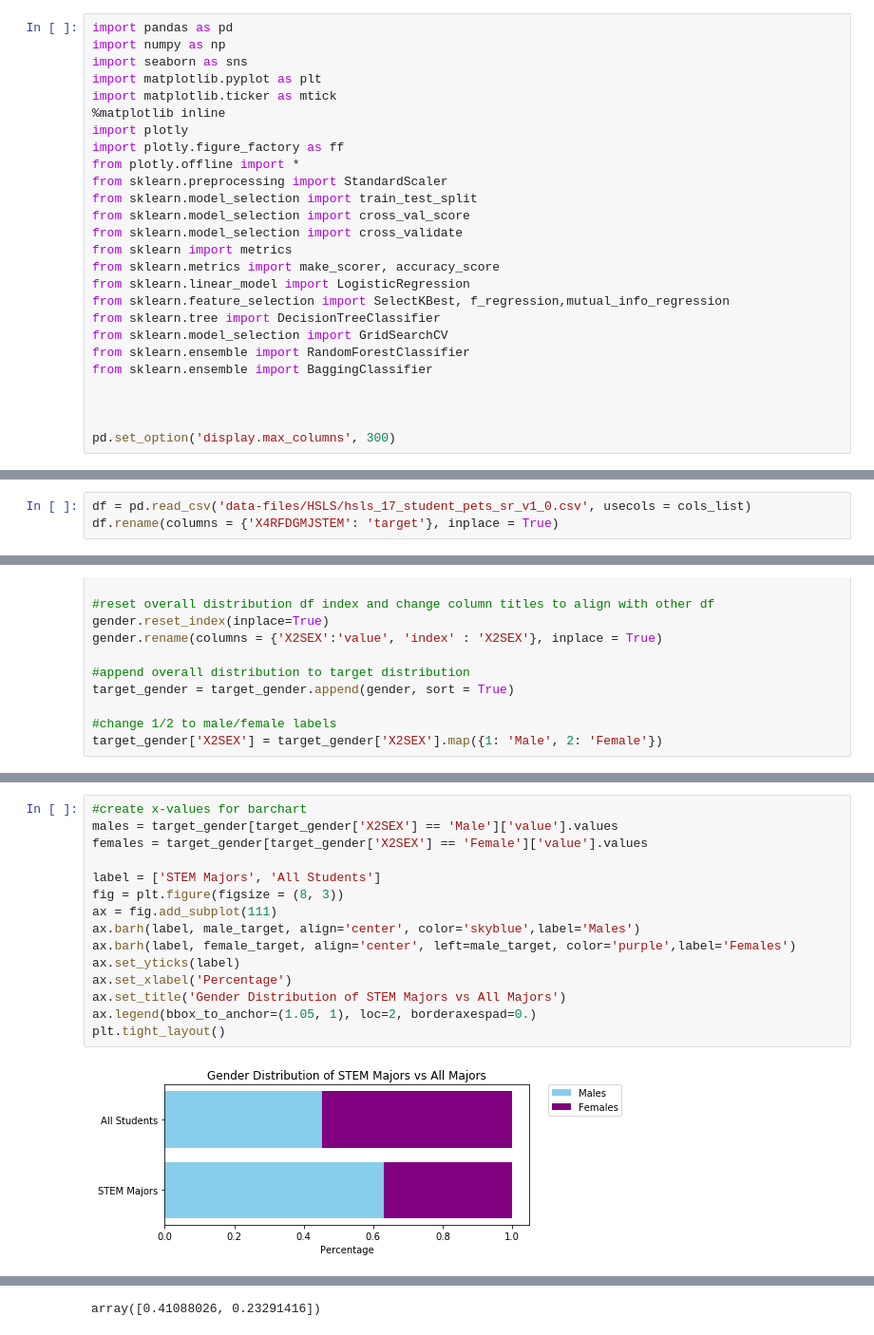
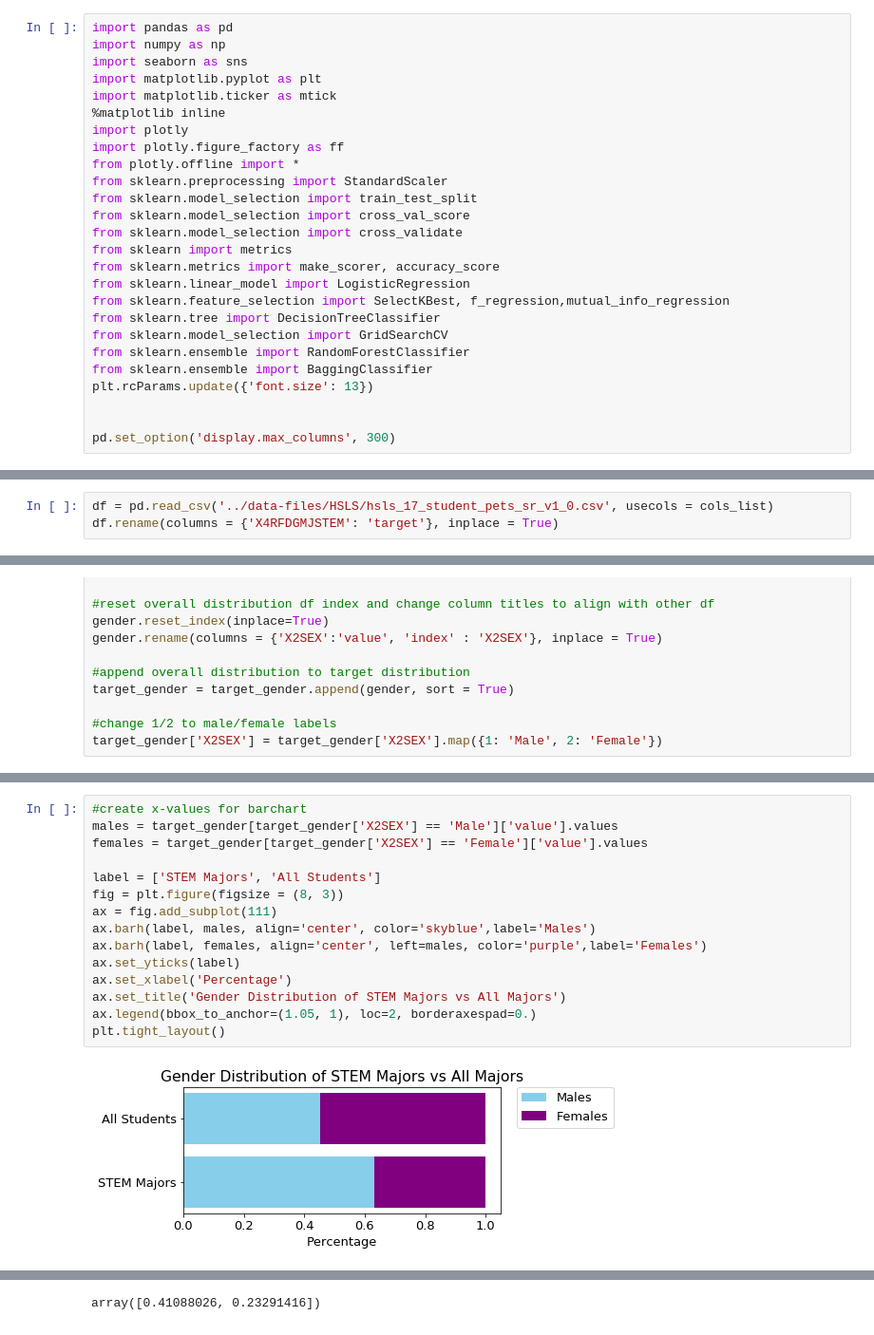
Before and after one commit to laurenphipps/STEM-majors, a Jupyter notebook: notebooks/EDAviz.ipynb, the cells around one changed output, grey strips where cells are left out. Shown at 95% size. Saved outputs shown, nothing was run; the diff lists cells and outputs as text.

```diff
--- a/notebooks/EDAviz.ipynb
+++ b/notebooks/EDAviz.ipynb
@@ -20,7 +20,7 @@ from sklearn.tree import DecisionTreeClassifier
 from sklearn.model_selection import GridSearchCV
 from sklearn.ensemble import RandomForestClassifier
 from sklearn.ensemble import BaggingClassifier
-
+plt.rcParams.update({'font.size': 13})
 
 
 pd.set_option('display.max_columns', 300)
@@ -51,7 +51,7 @@ family_features = ['X2PAR1EDU', 'X2PAR1OCC_STEM1',
 
 cols_list = demo_features + mvp_features
 # %%
-df = pd.read_csv('data-files/HSLS/hsls_17_student_pets_sr_v1_0.csv', usecols = cols_list)
+df = pd.read_csv('../data-files/HSLS/hsls_17_student_pets_sr_v1_0.csv', usecols = cols_list)
 df.rename(columns = {'X4RFDGMJSTEM': 'target'}, inplace = True)
 # %%
 df['female'] = np.where(df['X2SEX'] == 2, 1, 0)
@@ -244,17 +234,17 @@ array([0.63067293, 0.45243302])
 # %%
 #create x-values for barchart
 males = target_gender[target_gender['X2SEX'] == 'Male']['value'].values
 females = target_gender[target_gender['X2SEX'] == 'Female']['value'].values
 
 label = ['STEM Majors', 'All Students']
 fig = plt.figure(figsize = (8, 3))
 ax = fig.add_subplot(111)
-ax.barh(label, male_target, align='center', color='skyblue',label='Males')
-ax.barh(label, female_target, align='center', left=male_target, color='purple',label='Females')
+ax.barh(label, males, align='center', color='skyblue',label='Males')
+ax.barh(label, females, align='center', left=males, color='purple',label='Females')
 ax.set_yticks(label)
 ax.set_xlabel('Percentage')
 ax.set_title('Gender Distribution of STEM Majors vs All Majors')
 ax.legend(bbox_to_anchor=(1.05, 1), loc=2, borderaxespad=0.)
 plt.tight_layout()
 # %% [output]
-[figure, old version]
+[figure, new version]
```
Also changed, not shown: parts of 12 cells of this notebook.
